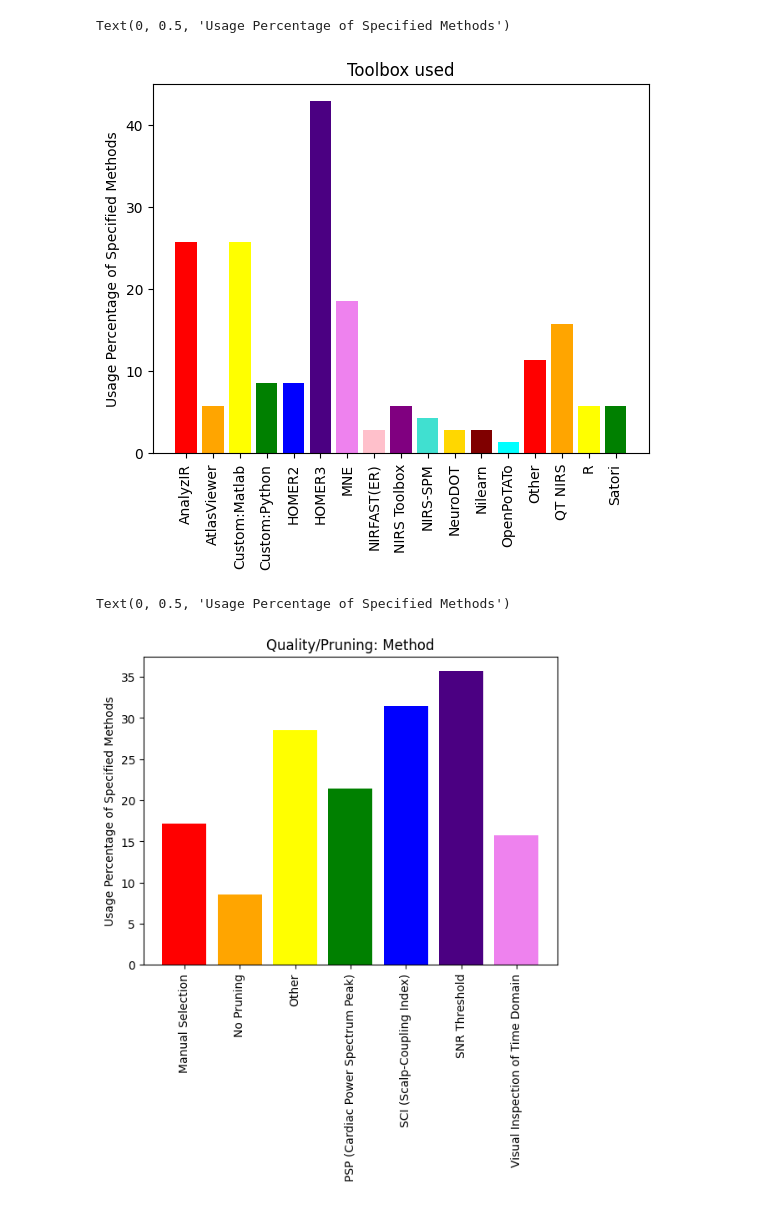
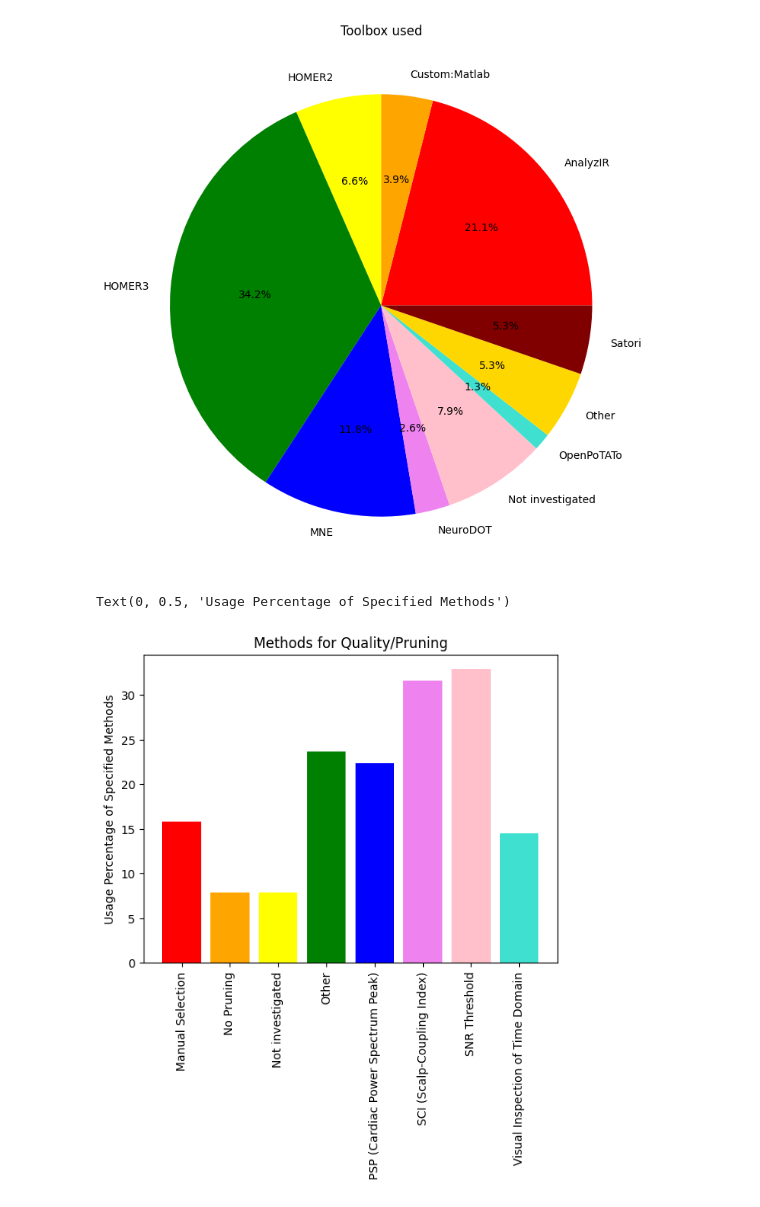
Before and after one commit to ibs-lab/FRESH, a Jupyter notebook: jacky/fresh_charts.ipynb, the cells around one changed output. Drawn from its saved outputs; the diff is of its cells as text; code cells hidden in the pictures.

Commit message:
update charts 🦦

```diff
--- a/jacky/fresh_charts.ipynb
+++ b/jacky/fresh_charts.ipynb
@@ -4,5 +4,4 @@ import pandas as pd
 import matplotlib.pyplot as plt
 from collections import Counter
 # %%
-data = pd.read_csv('pipelines.csv')
-print(data.info())
+data = pd.read_csv('FreshData.csv', encoding='unicode_escape')
@@ -27,43 +8,42 @@ None
 # %%
 # some teams used more than one toolbox
 name = 'Toolbox used'
-strings = data['Toolbox used'].values[:-6]
-teams = 70
+strings = data['Toolbox used']
+teams = 2* 38
 newstring = []
+
 for word in strings:
     if type(word) == str:
         word = word.replace('.', ',')
         word = word.replace(': ', ':')
         words = word.split(",")
-        for j in words:
-            if j != '':
-                newstring.append(j.strip())
+        newstring.append(words[0].strip())
 
 count = Counter(newstring )
 label = sorted(list(set(newstring)))
 sizes = []
 for word in label:
     sizes.append(100/teams * count[word])
 
 pretty_colors = {
     'red': '#FF0000',
     'orange': '#FFA500',
     'yellow': '#FFFF00',
     'green': '#008000',
     'blue': '#0000FF',
-    'indigo': '#4B0082',
+    #'indigo': '#4B0082',
     'violet': '#EE82EE',
     'pink': '#FFC0CB',
-    'purple': '#800080',
+    #'purple': '#800080',
     'turquoise': '#40E0D0',
     'gold': '#FFD700',
     'maroon': '#800000',
     'cyan': '#00FFFF',}
 
-plt.bar(label, sizes, color = pretty_colors )
-plt.title(name)
-plt.xticks(label, rotation=90)
-plt.ylabel('Usage Percentage of Specified Methods')
+
+fig, ax = plt.subplots()
+ax.pie(sizes, labels=label, autopct='%1.1f%%', colors = pretty_colors)
+ax.set_title(name)
+fig.set_size_inches(9,9)
 # %% [output]
-Text(0, 0.5, 'Usage Percentage of Specified Methods')
-[figure, old version]
+[figure, new version]
@@ -70,7 +65,7 @@ Text(0, 0.5, 'Usage Percentage of Specified Methods')
 # %%
 # some teams used multiple methods
 name = 'Quality/Pruning: Method'
-strings = data[name].values[:- 6 ]
+strings = data[name]
 newstring = []
 for word in strings:
     if type(word) != str:
@@ -91,12 +86,12 @@ for word in label:
 
 
 plt.bar(label, sizes, color = pretty_colors )
-plt.title(name)
+plt.title('Methods for Quality/Pruning')
 plt.xticks(label, rotation=90)
 plt.ylabel('Usage Percentage of Specified Methods')
 # %% [output]
 Text(0, 0.5, 'Usage Percentage of Specified Methods')
-[figure, old version]
+[figure, new version]
 # %%
 # teams used multiple methods
 name = 'Motion Artifact Method'
```
Also changed, not shown: parts of 25 cells of this notebook, 1 other file.
